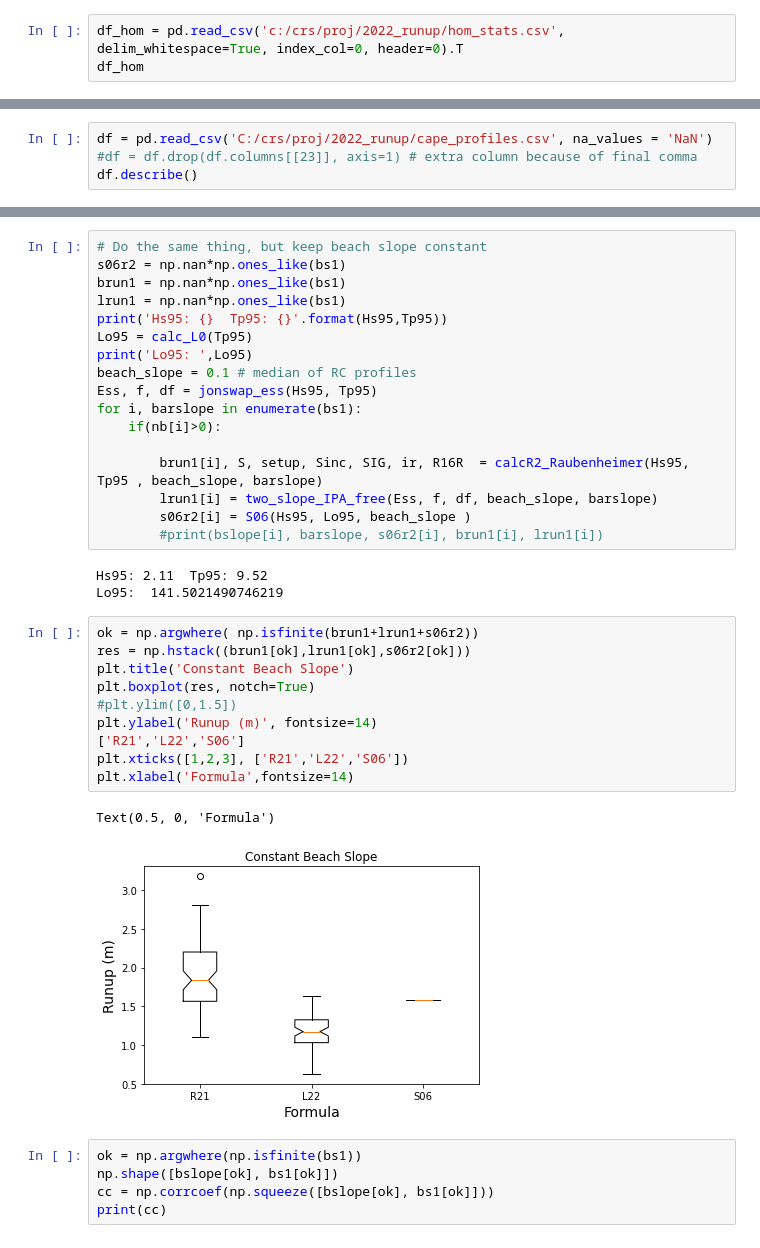
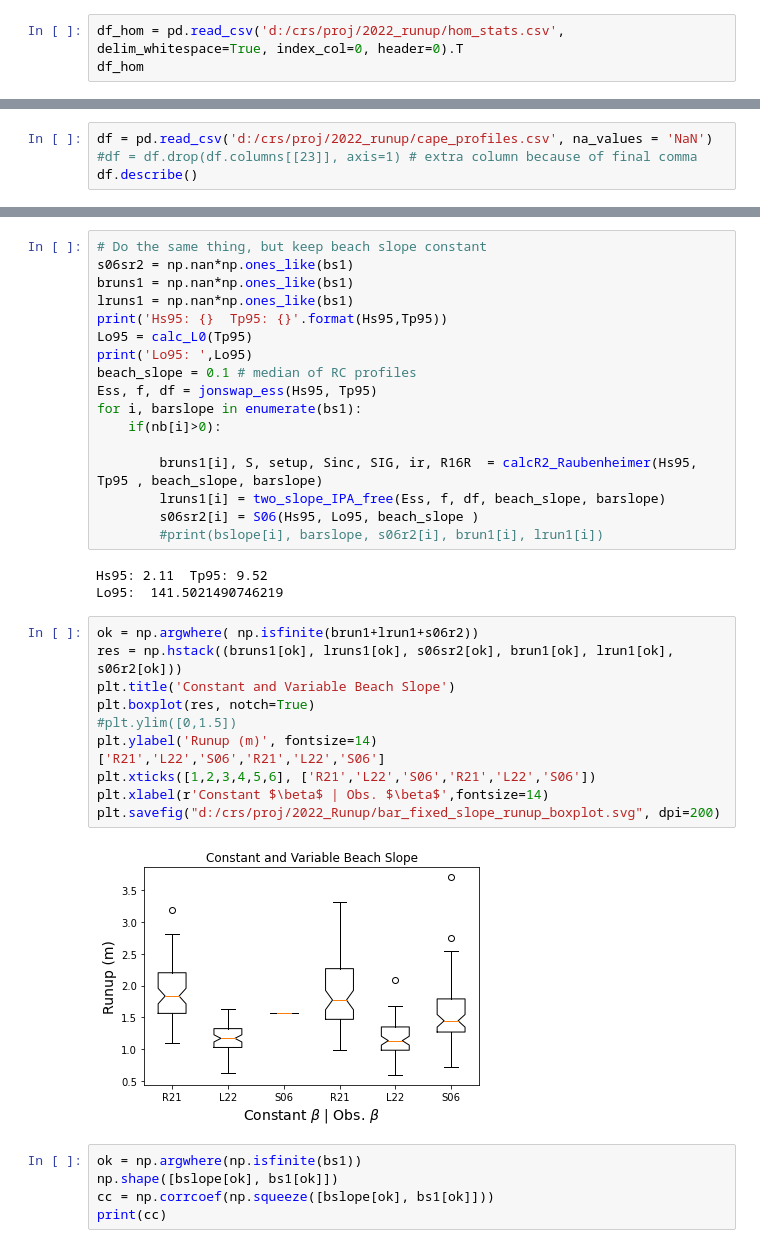
Before and after one commit to csherwood-usgs/runup, a Jupyter notebook: cc_profile_plots.ipynb, the cells around one changed output, grey strips where cells are left out. Saved outputs shown, nothing was run; the diff lists cells and outputs as text.

```diff
--- a/cc_profile_plots.ipynb
+++ b/cc_profile_plots.ipynb
@@ -5,7 +5,7 @@ import matplotlib.pyplot as plt
 %run -i runup_funcs.py
 %run -i wave_funcs.py
 # %%
-df_hom = pd.read_csv('c:/crs/proj/2022_runup/hom_stats.csv', delim_whitespace=True, index_col=0, header=0).T
+df_hom = pd.read_csv('d:/crs/proj/2022_runup/hom_stats.csv', delim_whitespace=True, index_col=0, header=0).T
 df_hom
 # %% [output]
 | var | H_s | T_p | Dir | Dir_scaled | H0L0 | Iribarren | WL | subtidal | tides | runup | ... |
@@ -24,7 +24,7 @@ print(Hs95, Tp95)
 # %% [output]
 2.11 9.52
 # %%
-df = pd.read_csv('C:/crs/proj/2022_runup/cape_profiles.csv', na_values = 'NaN')
+df = pd.read_csv('d:/crs/proj/2022_runup/cape_profiles.csv', na_values = 'NaN')
 #df = df.drop(df.columns[[23]], axis=1) # extra column because of final comma
 df.describe()
 # %% [output]
@@ -162,9 +162,9 @@ Text(0.5, 0, 'Formula')
 [figure]
 # %%
 # Do the same thing, but keep beach slope constant
-s06r2 = np.nan*np.ones_like(bs1)
-brun1 = np.nan*np.ones_like(bs1)
-lrun1 = np.nan*np.ones_like(bs1)
+s06sr2 = np.nan*np.ones_like(bs1)
+bruns1 = np.nan*np.ones_like(bs1)
+lruns1 = np.nan*np.ones_like(bs1)
 print('Hs95: {}  Tp95: {}'.format(Hs95,Tp95))
 Lo95 = calc_L0(Tp95)
 print('Lo95: ',Lo95)
@@ -173,26 +173,26 @@ Ess, f, df = jonswap_ess(Hs95, Tp95)
 for i, barslope in enumerate(bs1):
     if(nb[i]>0):
 
-        brun1[i], S, setup, Sinc, SIG, ir, R16R  = calcR2_Raubenheimer(Hs95, Tp95 , beach_slope, barslope)
-        lrun1[i] = two_slope_IPA_free(Ess, f, df, beach_slope, barslope)
-        s06r2[i] = S06(Hs95, Lo95, beach_slope )
+        bruns1[i], S, setup, Sinc, SIG, ir, R16R  = calcR2_Raubenheimer(Hs95, Tp95 , beach_slope, barslope)
+        lruns1[i] = two_slope_IPA_free(Ess, f, df, beach_slope, barslope)
+        s06sr2[i] = S06(Hs95, Lo95, beach_slope )
         #print(bslope[i], barslope, s06r2[i], brun1[i], lrun1[i])
 # %% [output]
 Hs95: 2.11  Tp95: 9.52
 Lo95:  141.5021490746219
 # %%
 ok = np.argwhere( np.isfinite(brun1+lrun1+s06r2))
-res = np.hstack((brun1[ok],lrun1[ok],s06r2[ok]))
-plt.title('Constant Beach Slope')
+res = np.hstack((bruns1[ok], lruns1[ok], s06sr2[ok], brun1[ok], lrun1[ok], s06r2[ok]))
+plt.title('Constant and Variable Beach Slope')
 plt.boxplot(res, notch=True)
 #plt.ylim([0,1.5])
 plt.ylabel('Runup (m)', fontsize=14)
-['R21','L22','S06']
-plt.xticks([1,2,3], ['R21','L22','S06'])
-plt.xlabel('Formula',fontsize=14)
+['R21','L22','S06','R21','L22','S06']
+plt.xticks([1,2,3,4,5,6], ['R21','L22','S06','R21','L22','S06'])
+plt.xlabel(r'Constant $\beta$ | Obs. $\beta$',fontsize=14)
+plt.savefig("d:/crs/proj/2022_Runup/bar_fixed_slope_runup_boxplot.svg", dpi=200)
 # %% [output]
-Text(0.5, 0, 'Formula')
-[figure, old version]
+[figure, new version]
 # %%
 ok = np.argwhere(np.isfinite(bs1))
 np.shape([bslope[ok], bs1[ok]])
```
Also changed, not shown: parts of 9 cells of this notebook, 3 other files.
